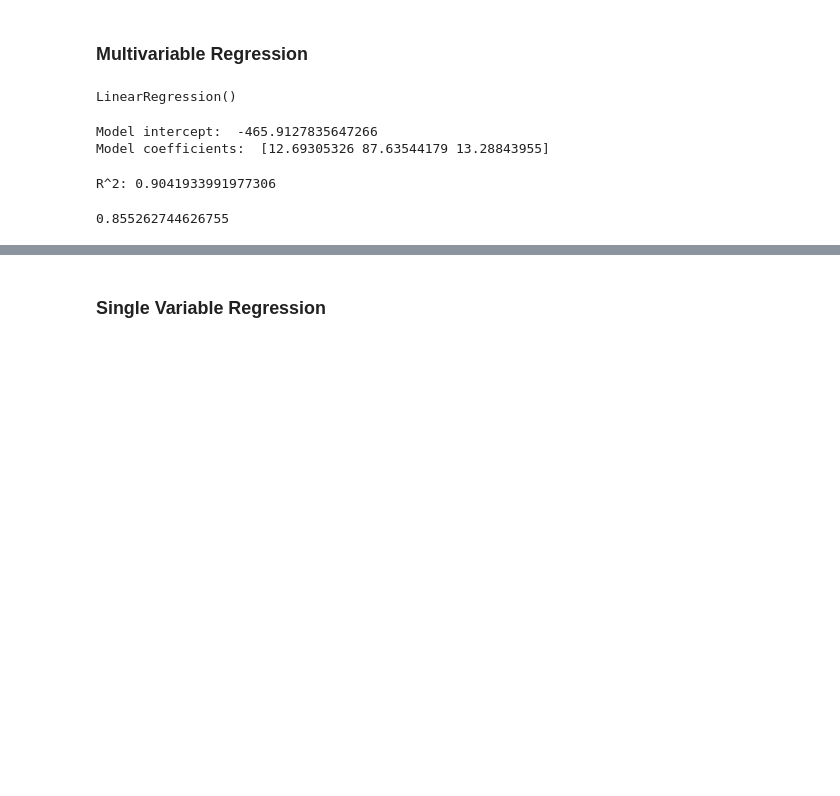
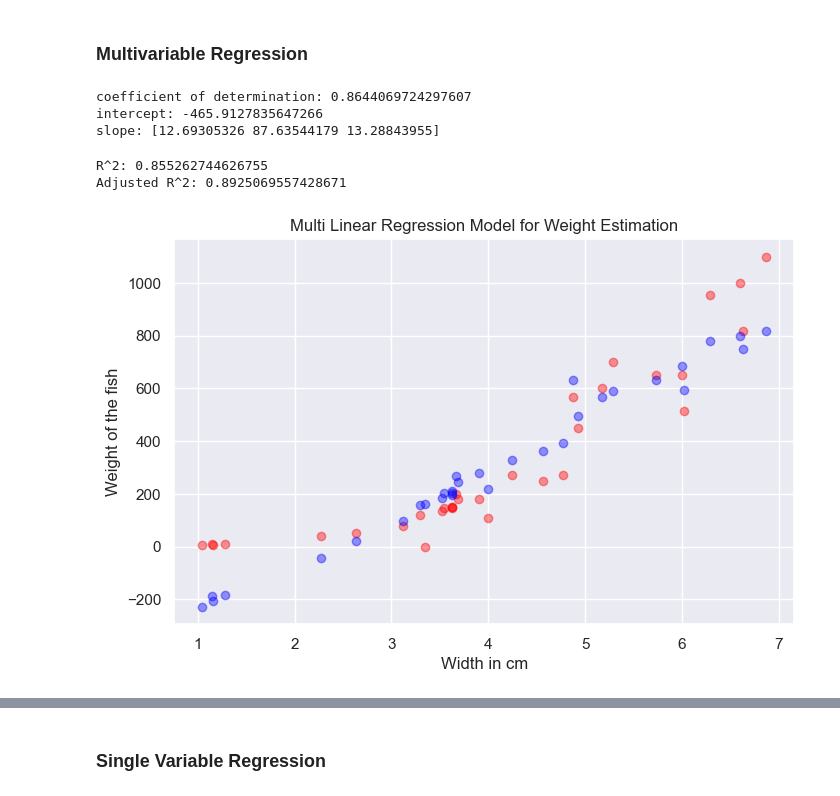
Before and after one commit to dandrea1/multivariable-regression-fish-weights, a Jupyter notebook: multivar_regression.ipynb, the cells around one changed output, grey strips where cells are left out. Saved outputs shown, nothing was run; the diff lists cells and outputs as text; code cells hidden in the pictures; blank space fills up the shorter version.

Commit message:
add images

```diff
--- a/multivar_regression.ipynb
+++ b/multivar_regression.ipynb
@@ -232,26 +232,32 @@ X = fish_df[['Height', 'Width', 'vertical_len']].copy()
 X_train, X_test, y_train, y_test = train_test_split(X, y, test_size=0.2, random_state=1)
 # %%
 # Create multiple linear regression model
+from sklearn.metrics import mean_squared_error, r2_score
+
 multi_reg = linear_model.LinearRegression()
 multi_reg.fit(X_train, y_train)
+print(f"coefficient of determination: {r_sq}")
+print(f"intercept: {multi_reg.intercept_}")
+print(f"slope: {multi_reg.coef_}")
 # %% [output]
-LinearRegression()
+coefficient of determination: 0.8644069724297607
+intercept: -465.9127835647266
+slope: [12.69305326 87.63544179 13.28843955]
-# %%
-# Parameters:
-print('Model intercept: ', multi_reg.intercept_)
-print('Model coefficients: ', multi_reg.coef_)
-# %% [output]
-Model intercept:  -465.9127835647266
-Model coefficients:  [12.69305326 87.63544179 13.28843955]
-# %%
-from sklearn.metrics import mean_squared_error, r2_score
-multi_pred = multi_reg.predict(X_train)
-print('R^2:', r2_score(y_train, multi_pred))
-# %% [output]
-R^2: 0.9041933991977306
 # %%
 # Using trained model to estimate weights in the test set
-y_prediction = reg.predict(X_test)
-print(r2_score(y_test, y_prediction))
+multi_pred = reg.predict(X_test)
+print("R^2:", r2_score(y_test, multi_pred))
+
+#display adjusted R-squared
+print("Adjusted R^2:", 1 - (1-multi_reg.score(X, y))*(len(y)-1)/(len(y)-X.shape[1]-1))
 # %% [output]
-0.855262744626755
+R^2: 0.855262744626755
+Adjusted R^2: 0.8925069557428671
+# %%
+plt.scatter(X_test['Width'], y_test, color='red', alpha=0.4)
+plt.scatter(X_test['Width'], multi_pred, color='blue', alpha=0.4)
+plt.xlabel('Width in cm')
+plt.ylabel('Weight of the fish')
+plt.title('Multi Linear Regression Model for Weight Estimation');
+# %% [output]
+[figure, added]
```
Also changed, not shown: parts of 3 cells of this notebook, 2 other files.
